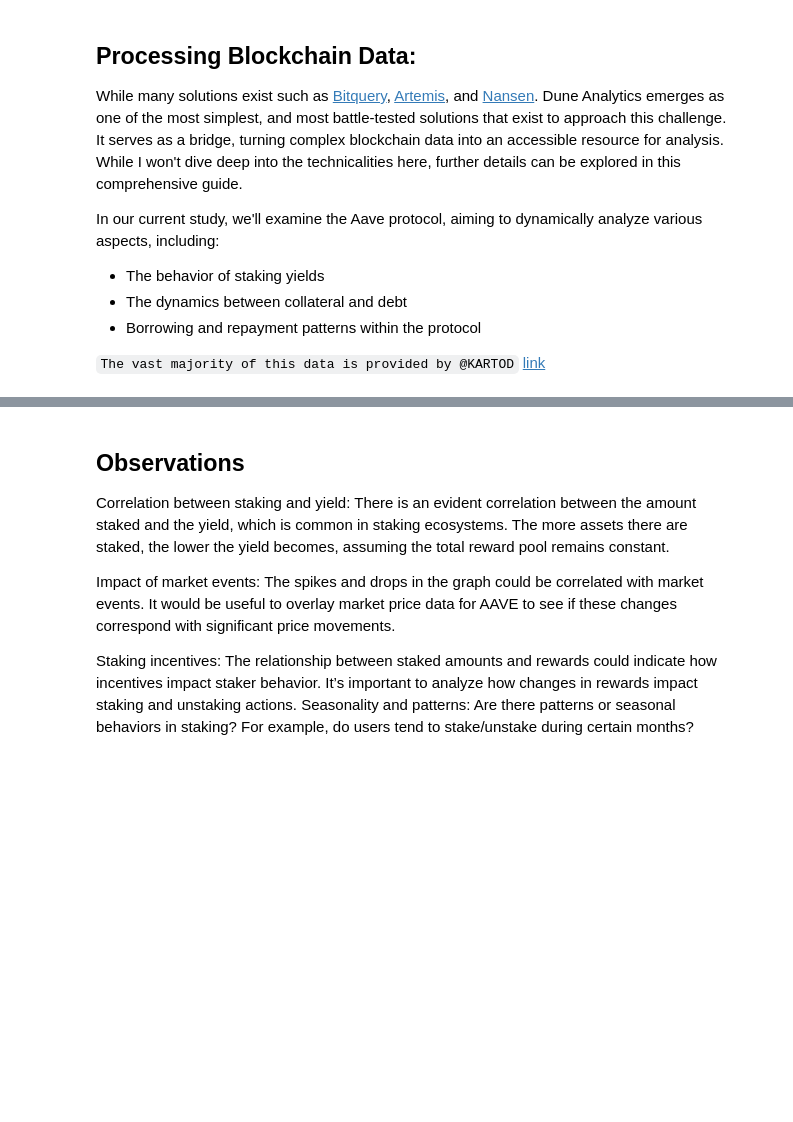
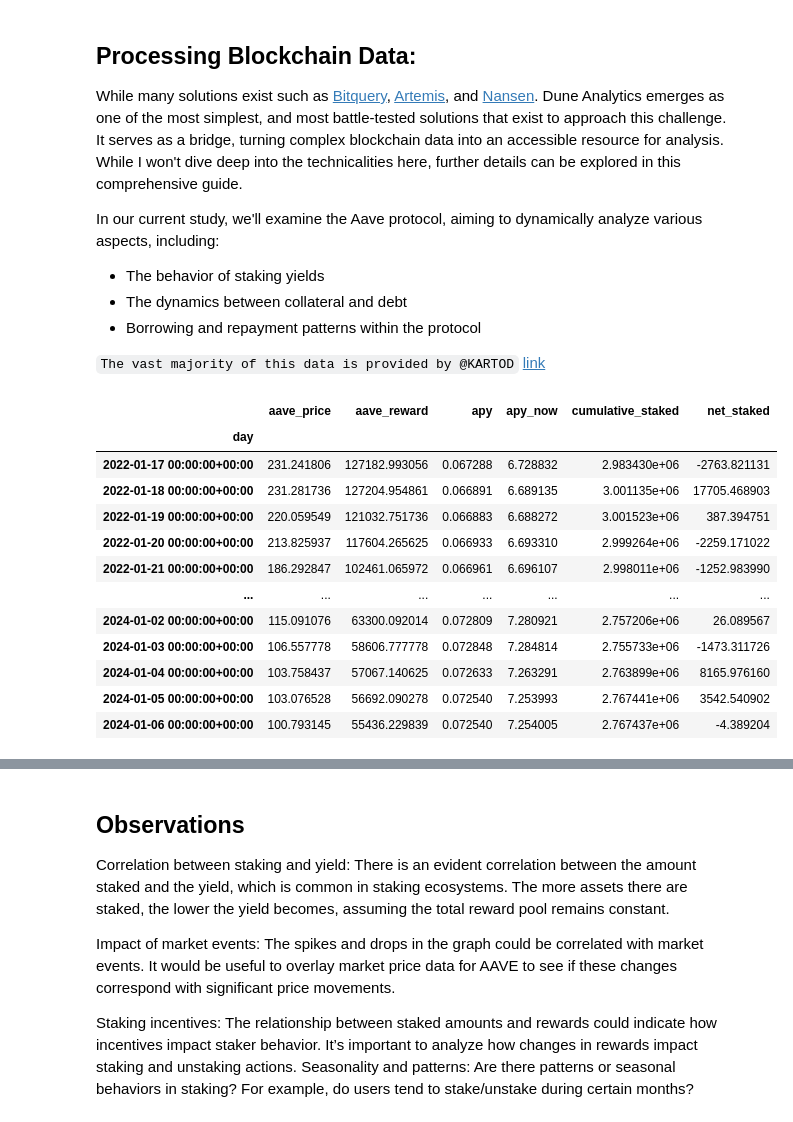
Before and after one commit to DarthShoge/ts_demo, a Jupyter notebook: dashboard/dashboard.ipynb, the cells around one changed output, grey strips where cells are left out. Cells and saved outputs as stored; diff of their text form; code cells hidden in the pictures; blank space fills up the shorter version.

```diff
--- a/dashboard/dashboard.ipynb
+++ b/dashboard/dashboard.ipynb
@@ -57,5 +64,18 @@ In our current study, we'll examine the Aave protocol, aiming to dynamically ana
 `The vast majority of this data is provided by @KARTOD` [link](https://dune.com/KARTOD/AAVE-Mega-Dashboard)
 # %%
 cum_stkAAVE_df = get_data(f'https://api.dune.com/api/v1/query/155127/results')
-print(cum_stkAAVE_df.head())
+cum_stkAAVE_df
 # %% [output]
+|  | aave_price | aave_reward | apy | apy_now | cumulative_staked | net_staked |
+| day |  |  |  |  |  |  |
+| 2022-01-17 00:00:00+00:00 | 231.241806 | 127182.993056 | 0.067288 | 6.728832 | 2.983430e+06 | -2763.821131 |
+| 2022-01-18 00:00:00+00:00 | 231.281736 | 127204.954861 | 0.066891 | 6.689135 | 3.001135e+06 | 17705.468903 |
+| 2022-01-19 00:00:00+00:00 | 220.059549 | 121032.751736 | 0.066883 | 6.688272 | 3.001523e+06 | 387.394751 |
+| 2022-01-20 00:00:00+00:00 | 213.825937 | 117604.265625 | 0.066933 | 6.693310 | 2.999264e+06 | -2259.171022 |
+| 2022-01-21 00:00:00+00:00 | 186.292847 | 102461.065972 | 0.066961 | 6.696107 | 2.998011e+06 | -1252.983990 |
+| ... | ... | ... | ... | ... | ... | ... |
+| 2024-01-02 00:00:00+00:00 | 115.091076 | 63300.092014 | 0.072809 | 7.280921 | 2.757206e+06 | 26.089567 |
+| 2024-01-03 00:00:00+00:00 | 106.557778 | 58606.777778 | 0.072848 | 7.284814 | 2.755733e+06 | -1473.311726 |
+| 2024-01-04 00:00:00+00:00 | 103.758437 | 57067.140625 | 0.072633 | 7.263291 | 2.763899e+06 | 8165.976160 |
+| 2024-01-05 00:00:00+00:00 | 103.076528 | 56692.090278 | 0.072540 | 7.253993 | 2.767441e+06 | 3542.540902 |
+| 2024-01-06 00:00:00+00:00 | 100.793145 | 55436.229839 | 0.072540 | 7.254005 | 2.767437e+06 | -4.389204 |
```
Also changed, not shown: parts of 5 cells of this notebook, 1 other file.
